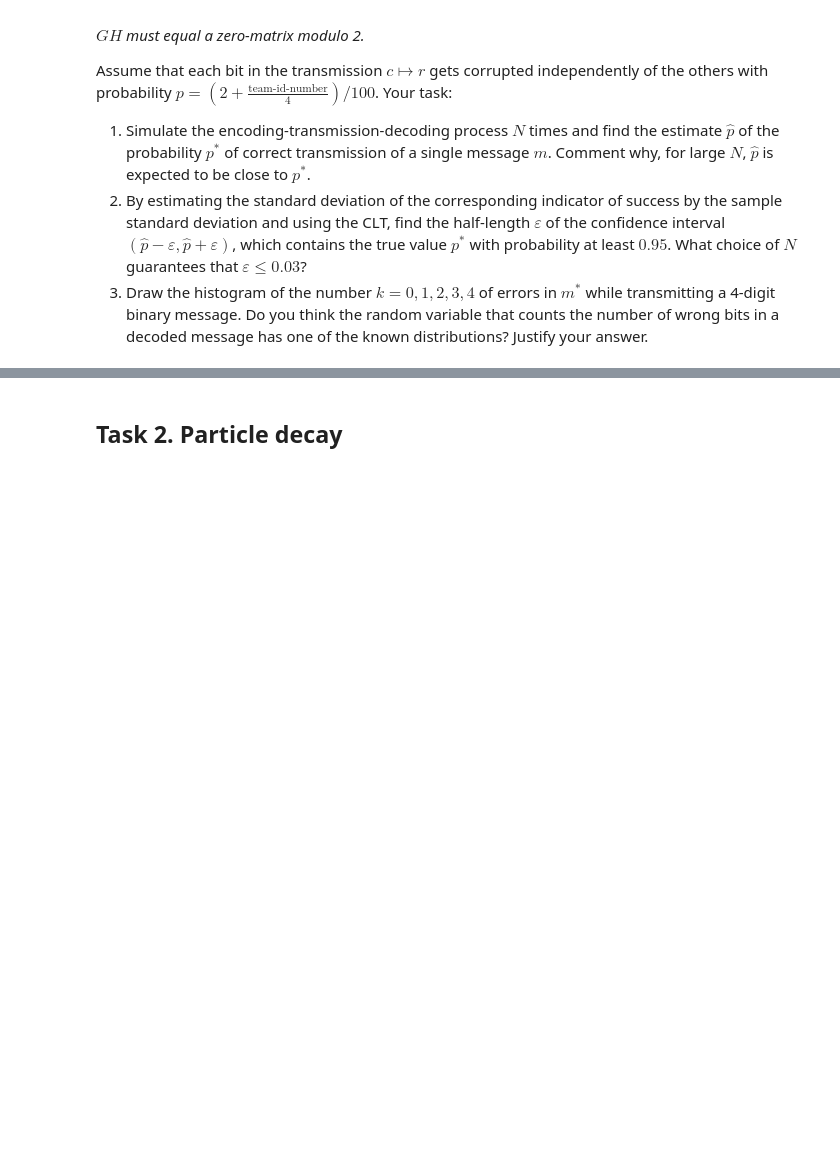
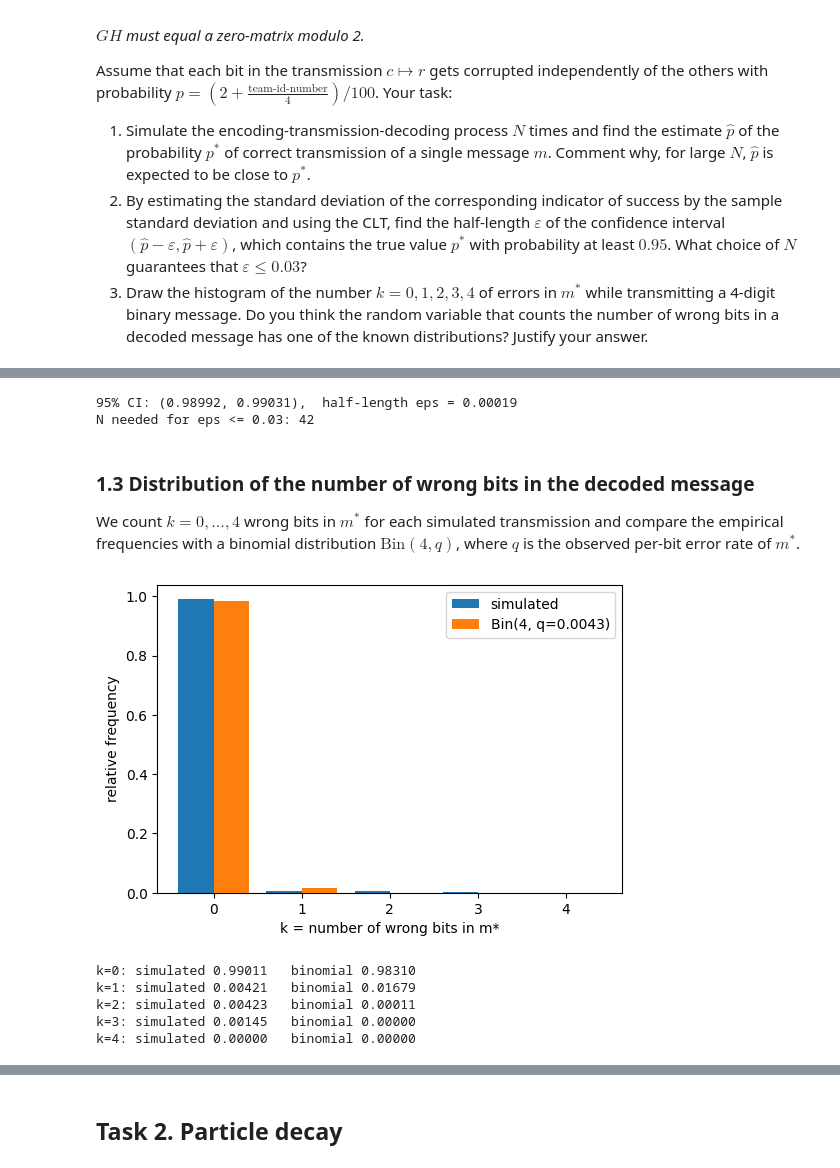
Before and after one commit to voskalo/Lab2_probability-statistics_Voskalo_Vertyporoh_Yakymiv-main, a Jupyter notebook: RV-CLT-PS-Lab2.ipynb, the cells around one changed output, grey strips where cells are left out. Drawn from its saved outputs; the diff is of its cells as text; code cells hidden in the pictures; blank space fills up the shorter version.

```diff
--- a/RV-CLT-PS-Lab2.ipynb
+++ b/RV-CLT-PS-Lab2.ipynb
@@ -20,8 +20,9 @@ A **team id number** referred to in tasks is the **two-digit** ordinal number of
 # %%
 import random
 import numpy as np
+import matplotlib.pyplot as plt
 
-team_id: int = ...
+team_id: int = 1  # placeholder: replace with your team's two-digit ID
 
 random.seed(team_id)
 np.random.seed(team_id)
@@ -68,0 +129,39 @@ Assume that each bit in the transmission $c \mapsto r$ gets corrupted independen
+# %%
+z = norm.ppf(0.975)
+eps = z * s_hat / np.sqrt(N)
+N_needed = int(np.ceil((z * s_hat / 0.03) ** 2))
+
+print(f"95% CI: ({p_hat - eps:.5f}, {p_hat + eps:.5f}),  half-length eps = {eps:.5f}")
+print(f"N needed for eps <= 0.03: {N_needed}")
+# %% [output]
+95% CI: (0.98992, 0.99031),  half-length eps = 0.00019
+N needed for eps <= 0.03: 42
+# %% [markdown]
+### 1.3 Distribution of the number of wrong bits in the decoded message
+
+We count $k = 0,\dots,4$ wrong bits in $m^*$ for each simulated transmission and compare the empirical frequencies with a binomial distribution $\mathrm{Bin}(4,q)$, where $q$ is the observed per-bit error rate of $m^*$.
+# %%
+err = (Mstar != M).sum(axis=1)
+k_vals = np.arange(5)
+pmf_emp = np.bincount(err, minlength=5) / N
+q_bit = (Mstar != M).mean()
+pmf_bin = binom.pmf(k_vals, 4, q_bit)
+
+fig, ax = plt.subplots(figsize=(6, 4))
+ax.bar(k_vals - 0.2, pmf_emp, width=0.4, label="simulated")
+ax.bar(k_vals + 0.2, pmf_bin, width=0.4, label=f"Bin(4, q={q_bit:.4f})")
+ax.set_xlabel("k = number of wrong bits in m*")
+ax.set_ylabel("relative frequency")
+ax.set_xticks(k_vals)
+ax.legend()
+plt.show()
+
+for k, a, b in zip(k_vals, pmf_emp, pmf_bin):
+    print(f"k={k}: simulated {a:.5f}   binomial {b:.5f}")
+# %% [output]
+[figure, added]
+k=0: simulated 0.99011   binomial 0.98310
+k=1: simulated 0.00421   binomial 0.01679
+k=2: simulated 0.00423   binomial 0.00011
+k=3: simulated 0.00145   binomial 0.00000
+k=4: simulated 0.00000   binomial 0.00000
```
Also changed, not shown: parts of 35 cells of this notebook, 2 other files.
